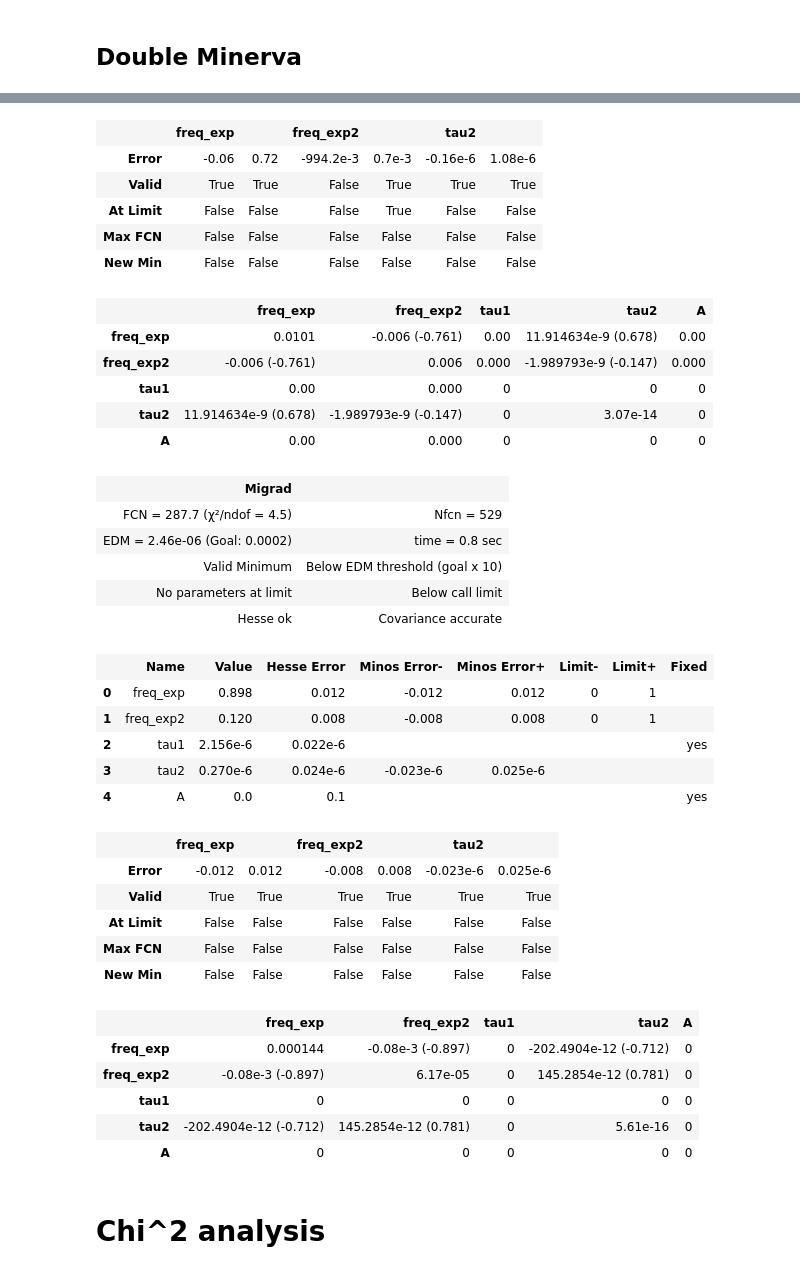
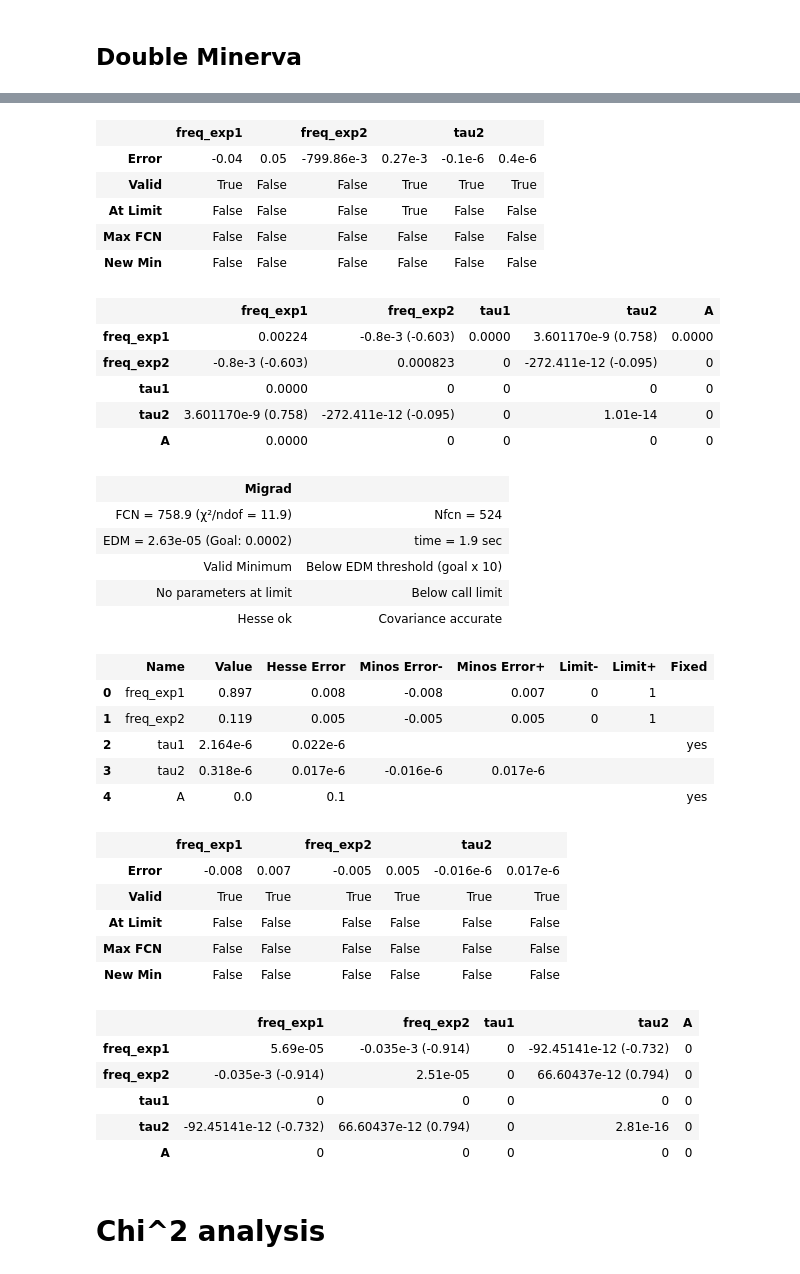
Before and after one commit to Matti-z/Lab-muons, a Jupyter notebook: hist_definitivo.ipynb, the cells around one changed output, grey strips where cells are left out. Saved outputs shown, nothing was run; the diff lists cells and outputs as text; code cells hidden in the pictures.

```diff
--- a/hist_definitivo.ipynb
+++ b/hist_definitivo.ipynb
@@ -273,17 +267,17 @@ data_refact:np.ndarray = data[(data > 7e-7)&(data < 6.5e-6)]## forse si può anc
 
 
 
-full_analysis = dataset_analysis( data_refact , exp_unif , bins = n_bins , args={"freq": 0.9,"tau1": TAU_MU , "A":0})
-full_analysis.limits["freq"] = (0,1)
-full_analysis.limits["tau"] = (2e-6,3e-6)
+full_analysis = dataset_analysis( data_refact , exp_unif , bins = n_bins , args={"freq_exp1": 0.9,"tau1": TAU_MU , "A":0})
+full_analysis.limits["freq_exp1"] = (0,1)
+full_analysis.limits["tau1"] = (2e-6,3e-6)
 end(full_analysis , True)
 
-full_analysis.draw_mnprofile("tau");
+full_analysis.draw_mnprofile("tau1");
 
 print(full_analysis.values)
 
 
-tau_hat = full_analysis.values["tau"]
+tau_hat = full_analysis.values["tau1"]
 
 print(len(full_analysis.values))
 # %% [output]
@@ -557,22 +551,22 @@ salt_g_refact = salt_g[salt_g>2.5e-7]
 salt_p_refact = salt_p[salt_p>2.5e-7]
 
 
-def double_exp_unif( x , N , min , max,  freq_exp , freq_exp2 , tau1 , tau2 , A ):
+def double_exp_unif( x , N , min , max,  freq_exp1 , freq_exp2 , tau1 , tau2 , A ):
     exp1 = (expon( loc = A , scale = tau1))
     exp2 = expon( loc = A , scale = tau2)
-    return freq_exp * N * exp1.cdf(x)/normalization( exp1 , min , max) + (freq_exp2) * N * exp2.cdf(x)/normalization(exp2, min , max) + (1 - freq_exp - freq_exp2) * N * (uniform.cdf(x, min, max))
+    return freq_exp1 * N * exp1.cdf(x)/normalization( exp1 , min , max) + (freq_exp2) * N * exp2.cdf(x)/normalization(exp2, min , max) + (1 - freq_exp1 - freq_exp2) * N * (uniform.cdf(x, min, max))
 
 
 print(len(salt_g) , len(salt_p))
-double_exp_unif_args = {"freq_exp": 0.1, "freq_exp2":0.9,  "tau1": tau_hat , "tau2":TAU_NaCl, "A":0}
-exp_unif_args = {"freq": 0.9,  "tau": TAU_NaCl , "A":0}
+double_exp_unif_args = {"freq_exp1": 0.1, "freq_exp2":0.9,  "tau1": tau_hat , "tau2":TAU_NaCl, "A":0}
+
 g = dataset_analysis( salt_g_refact , double_exp_unif , bins = n_bins , args=double_exp_unif_args)
-g.limits["freq_exp" , "freq_exp2"] = (0,1) #type:ignore
+g.limits["freq_exp1" , "freq_exp2"] = (0,1) #type:ignore
 g.fixed["tau1"] = True
 end(g , False)
 
 p = dataset_analysis( salt_p_refact , double_exp_unif , bins = n_bins , args=double_exp_unif_args)
-p.limits["freq_exp" , "freq_exp2"] = (0,1) #type:ignore
+p.limits["freq_exp1" , "freq_exp2"] = (0,1) #type:ignore
 p.fixed["tau1"] = True
 # p.fixed["e"] = True
 end(p)
@@ -585,7 +579,7 @@ complete_salt_refact = complete_salt[complete_salt>2.5e-7]
 
 
 comp = dataset_analysis( complete_salt_refact , double_exp_unif , bins = n_bins , args=double_exp_unif_args)
-comp.limits["freq_exp" , "freq_exp2"] = (0,1) #type:ignore
+comp.limits["freq_exp1" , "freq_exp2"] = (0,1) #type:ignore
 comp.fixed["tau1"] = True
 # comp.fixed["e"] = True
 end(comp)
@@ -854,22 +839,22 @@ complete_dMal_refact = complete_dMal
 # complete_dMal_refact = complete_dMal
 
 
-def double_exp_unif( x , N , min , max,  freq_exp , freq_exp2 , tau1 , tau2 , A ):
+def double_exp_unif( x , N , min , max,  freq_exp1 , freq_exp2 , tau1 , tau2 , A ):
     exp1 = (expon( loc = A , scale = tau1))
     exp2 = expon( loc = A , scale = tau2)
-    return freq_exp * N * exp1.cdf(x)/normalization( exp1 , min , max) + (freq_exp2) * N * exp2.cdf(x)/normalization(exp2, min , max) + (1 - freq_exp - freq_exp2) * N * (uniform.cdf(x, min, max))
+    return freq_exp1 * N * exp1.cdf(x)/normalization( exp1 , min , max) + (freq_exp2) * N * exp2.cdf(x)/normalization(exp2, min , max) + (1 - freq_exp1 - freq_exp2) * N * (uniform.cdf(x, min, max))
 
 
 
-double_exp_unif_args = {"freq_exp": 0.1, "freq_exp2":0.9,  "tau1": tau_hat , "tau2":TAU_NaCl, "A":0}
-exp_unif_args = {"freq": 0.9,  "tau": TAU_Al , "A":0}
+double_exp_unif_args = {"freq_exp1": 0.1, "freq_exp2":0.9,  "tau1": tau_hat , "tau2":TAU_NaCl, "A":0}
+
 g = dataset_analysis( dMal_g_refact , double_exp_unif , bins = n_bins , args=double_exp_unif_args)
-g.limits["freq_exp" , "freq_exp2"] = (0,1) #type:ignore
+g.limits["freq_exp1" , "freq_exp2"] = (0,1) #type:ignore
 g.fixed["tau1"] = True
 end(g , False)
 
 m = dataset_analysis( dMal_m_refact , double_exp_unif , bins = n_bins , args=double_exp_unif_args)
-m.limits["freq_exp" , "freq_exp2"] = (0,1) #type:ignore
+m.limits["freq_exp1" , "freq_exp2"] = (0,1) #type:ignore
 m.fixed["tau1"] = True
 # p.fixed["e"] = True
 end(m)
@@ -881,7 +866,7 @@ end(m)
 
 
 comp = dataset_analysis( complete_dMal_refact , double_exp_unif , bins = n_bins , args=double_exp_unif_args)
-comp.limits["freq_exp" , "freq_exp2"] = (0,1) #type:ignore
+comp.limits["freq_exp1" , "freq_exp2"] = (0,1) #type:ignore
 comp.fixed["tau1"] = True
 # comp.fixed["e"] = True
 end(comp)
@@ -919,39 +904,39 @@ end(comp)
 | 4 | A | 0.0 | 0.1 |  |  |  |  | yes |
-|  | freq_exp |  | freq_exp2 |  | tau2 |  |
-| Error | -0.06 | 0.72 | -994.2e-3 | 0.7e-3 | -0.16e-6 | 1.08e-6 |
-| Valid | True | True | False | True | True | True |
+|  | freq_exp1 |  | freq_exp2 |  | tau2 |  |
+| Error | -0.04 | 0.05 | -799.86e-3 | 0.27e-3 | -0.1e-6 | 0.4e-6 |
+| Valid | True | False | False | True | True | True |
 | At Limit | False | False | False | True | False | False |
 | Max FCN | False | False | False | False | False | False |
 | New Min | False | False | False | False | False | False |
-|  | freq_exp | freq_exp2 | tau1 | tau2 | A |
-| freq_exp | 0.0101 | -0.006 (-0.761) | 0.00 | 11.914634e-9 (0.678) | 0.00 |
-| freq_exp2 | -0.006 (-0.761) | 0.006 | 0.000 | -1.989793e-9 (-0.147) | 0.000 |
-| tau1 | 0.00 | 0.000 | 0 | 0 | 0 |
-| tau2 | 11.914634e-9 (0.678) | -1.989793e-9 (-0.147) | 0 | 3.07e-14 | 0 |
-| A | 0.00 | 0.000 | 0 | 0 | 0 |
+|  | freq_exp1 | freq_exp2 | tau1 | tau2 | A |
+| freq_exp1 | 0.00224 | -0.8e-3 (-0.603) | 0.0000 | 3.601170e-9 (0.758) | 0.0000 |
+| freq_exp2 | -0.8e-3 (-0.603) | 0.000823 | 0 | -272.411e-12 (-0.095) | 0 |
+| tau1 | 0.0000 | 0 | 0 | 0 | 0 |
+| tau2 | 3.601170e-9 (0.758) | -272.411e-12 (-0.095) | 0 | 1.01e-14 | 0 |
+| A | 0.0000 | 0 | 0 | 0 | 0 |
 | Migrad |  |
-| FCN = 287.7 (χ²/ndof = 4.5) | Nfcn = 529 |
-| EDM = 2.46e-06 (Goal: 0.0002) | time = 0.8 sec |
+| FCN = 758.9 (χ²/ndof = 11.9) | Nfcn = 524 |
+| EDM = 2.63e-05 (Goal: 0.0002) | time = 1.9 sec |
 | Valid Minimum | Below EDM threshold (goal x 10) |
 | No parameters at limit | Below call limit |
 | Hesse ok | Covariance accurate |
 |  | Name | Value | Hesse Error | Minos Error- | Minos Error+ | Limit- | Limit+ | Fixed |
-| 0 | freq_exp | 0.898 | 0.012 | -0.012 | 0.012 | 0 | 1 |  |
-| 1 | freq_exp2 | 0.120 | 0.008 | -0.008 | 0.008 | 0 | 1 |  |
-| 2 | tau1 | 2.156e-6 | 0.022e-6 |  |  |  |  | yes |
-| 3 | tau2 | 0.270e-6 | 0.024e-6 | -0.023e-6 | 0.025e-6 |  |  |  |
+| 0 | freq_exp1 | 0.897 | 0.008 | -0.008 | 0.007 | 0 | 1 |  |
+| 1 | freq_exp2 | 0.119 | 0.005 | -0.005 | 0.005 | 0 | 1 |  |
+| 2 | tau1 | 2.164e-6 | 0.022e-6 |  |  |  |  | yes |
+| 3 | tau2 | 0.318e-6 | 0.017e-6 | -0.016e-6 | 0.017e-6 |  |  |  |
 | 4 | A | 0.0 | 0.1 |  |  |  |  | yes |
-|  | freq_exp |  | freq_exp2 |  | tau2 |  |
-| Error | -0.012 | 0.012 | -0.008 | 0.008 | -0.023e-6 | 0.025e-6 |
+|  | freq_exp1 |  | freq_exp2 |  | tau2 |  |
+| Error | -0.008 | 0.007 | -0.005 | 0.005 | -0.016e-6 | 0.017e-6 |
 | Valid | True | True | True | True | True | True |
 | At Limit | False | False | False | False | False | False |
 | Max FCN | False | False | False | False | False | False |
 | New Min | False | False | False | False | False | False |
-|  | freq_exp | freq_exp2 | tau1 | tau2 | A |
-| freq_exp | 0.000144 | -0.08e-3 (-0.897) | 0 | -202.4904e-12 (-0.712) | 0 |
-| freq_exp2 | -0.08e-3 (-0.897) | 6.17e-05 | 0 | 145.2854e-12 (0.781) | 0 |
+|  | freq_exp1 | freq_exp2 | tau1 | tau2 | A |
+| freq_exp1 | 5.69e-05 | -0.035e-3 (-0.914) | 0 | -92.45141e-12 (-0.732) | 0 |
+| freq_exp2 | -0.035e-3 (-0.914) | 2.51e-05 | 0 | 66.60437e-12 (0.794) | 0 |
 | tau1 | 0 | 0 | 0 | 0 | 0 |
-| tau2 | -202.4904e-12 (-0.712) | 145.2854e-12 (0.781) | 0 | 5.61e-16 | 0 |
+| tau2 | -92.45141e-12 (-0.732) | 66.60437e-12 (0.794) | 0 | 2.81e-16 | 0 |
 | A | 0 | 0 | 0 | 0 | 0 |
 # %% [markdown]
 # Chi^2 analysis
```
Also changed, not shown: parts of 17 cells of this notebook, 4 other files.
